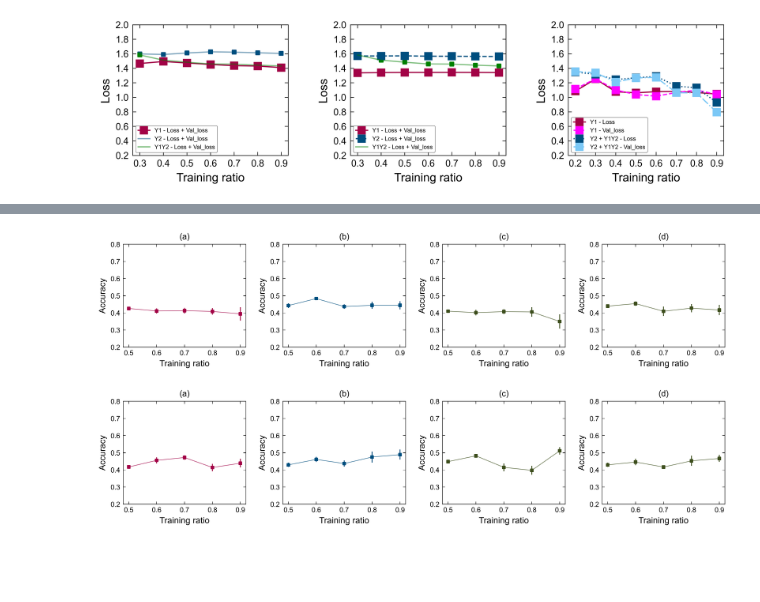
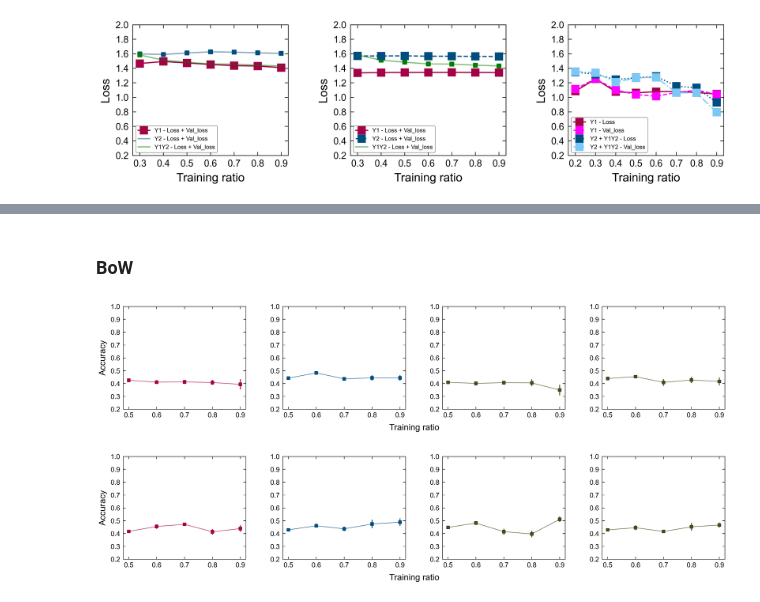
Before and after one commit to jiayang-zhang/nlp-physicseducation, a Jupyter notebook: Final-graphs_Epistemology_categorical.ipynb, the cells around one changed output, grey strips where cells are left out. Cells and saved outputs as stored; diff of their text form; code cells hidden in the pictures; blank space fills up the shorter version.

Commit message:
updated graph formats

```diff
--- a/Final-graphs_Epistemology_categorical.ipynb
+++ b/Final-graphs_Epistemology_categorical.ipynb
@@ -577,0 +457,2 @@ plt.show()
+# %% [markdown]
+### BoW
@@ -681,9 +739,9 @@ rf_yerr_bow = [0.009831014792813996, 0.013265322946198517, 0.02711134722962685,
 # %%
 # BOW
-filename = 'final_graphs_epistemology/Epistemology_simple_ml_bow'
+filename = 'figure/Viva_RL_y1y2_simple_ml_bow'
 four_figures(xvalue, lr_xval_bow, lr_yerr_bow, xvalue, nb_xval_bow, nb_yerr_bow, xvalue, svm_xval_bow, svm_yerr_bow, xvalue, rf_xval_bow, rf_yerr_bow, filename)
 # %% [output]
-[figure, old version]
+[figure, new version]
 # %%
 # ===== TF-IDF =======
 
@@ -704,7 +762,7 @@ svm_yerr_tf = [0.004868913857677901, 0.008032107209674759, 0.023129622216290356,
 rf_xval_tf = [0.42921348314606744, 0.4458333333333333, 0.41666666666666663, 0.4527777777777778, 0.4666666666666667]
 rf_yerr_tf = [0.012285557653076198, 0.019026594988920842, 0.008838161150170587, 0.02987456630537348, 0.02062134949196305]
 # %%
-filename = 'final_graphs_epistemology/Epistemology_simple_ml_tf'
+filename = 'figure/Viva_RL_y1y2_simple_ml_tfidf'
 four_figures(xvalue, lr_xval_tf, lr_yerr_tf, xvalue, nb_xval_tf, nb_yerr_tf, xvalue, svm_xval_tf, svm_yerr_tf, xvalue, rf_xval_tf, rf_yerr_tf, filename)
 # %% [output]
-[figure, old version]
+[figure, new version]
```
Also changed, not shown: parts of 16 cells of this notebook, 27 other files.
